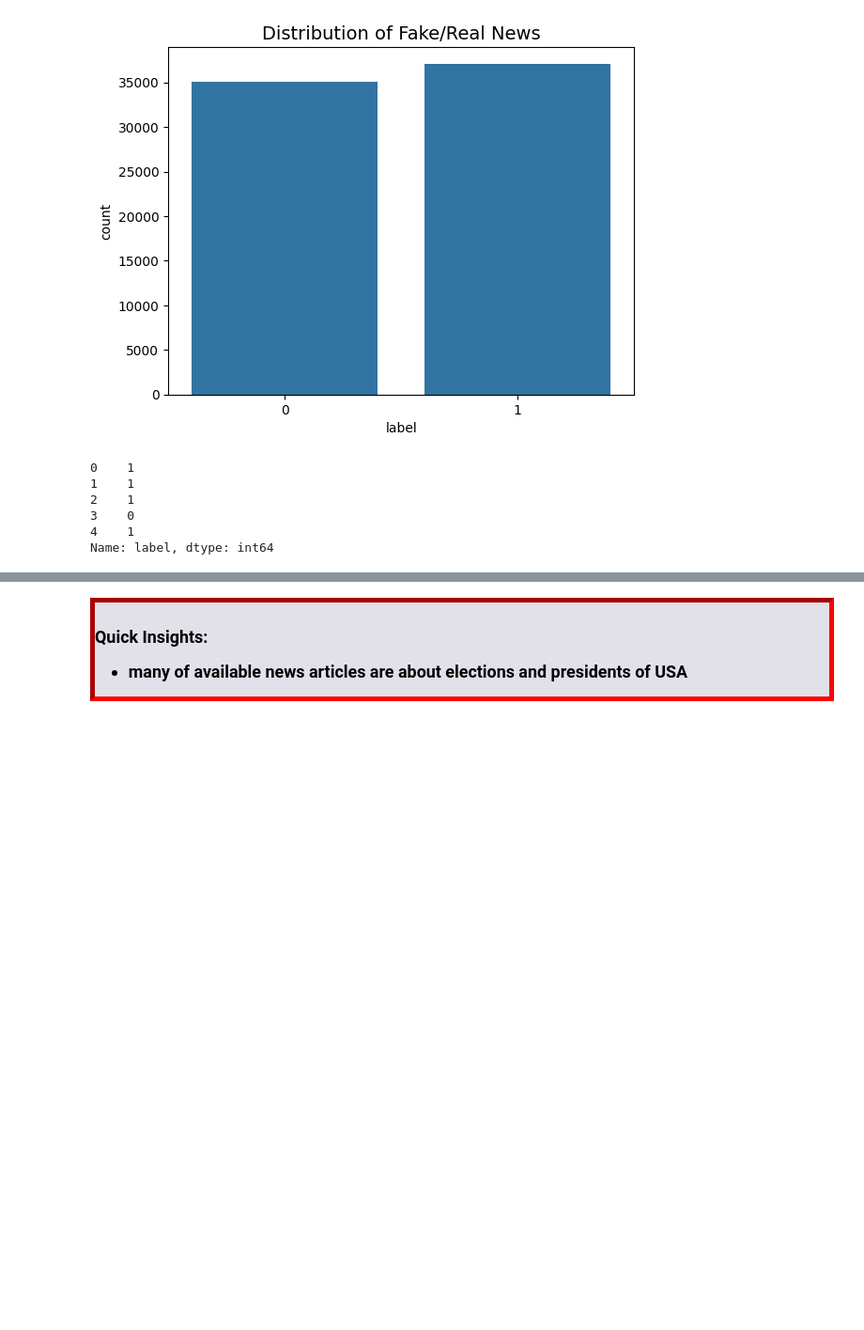
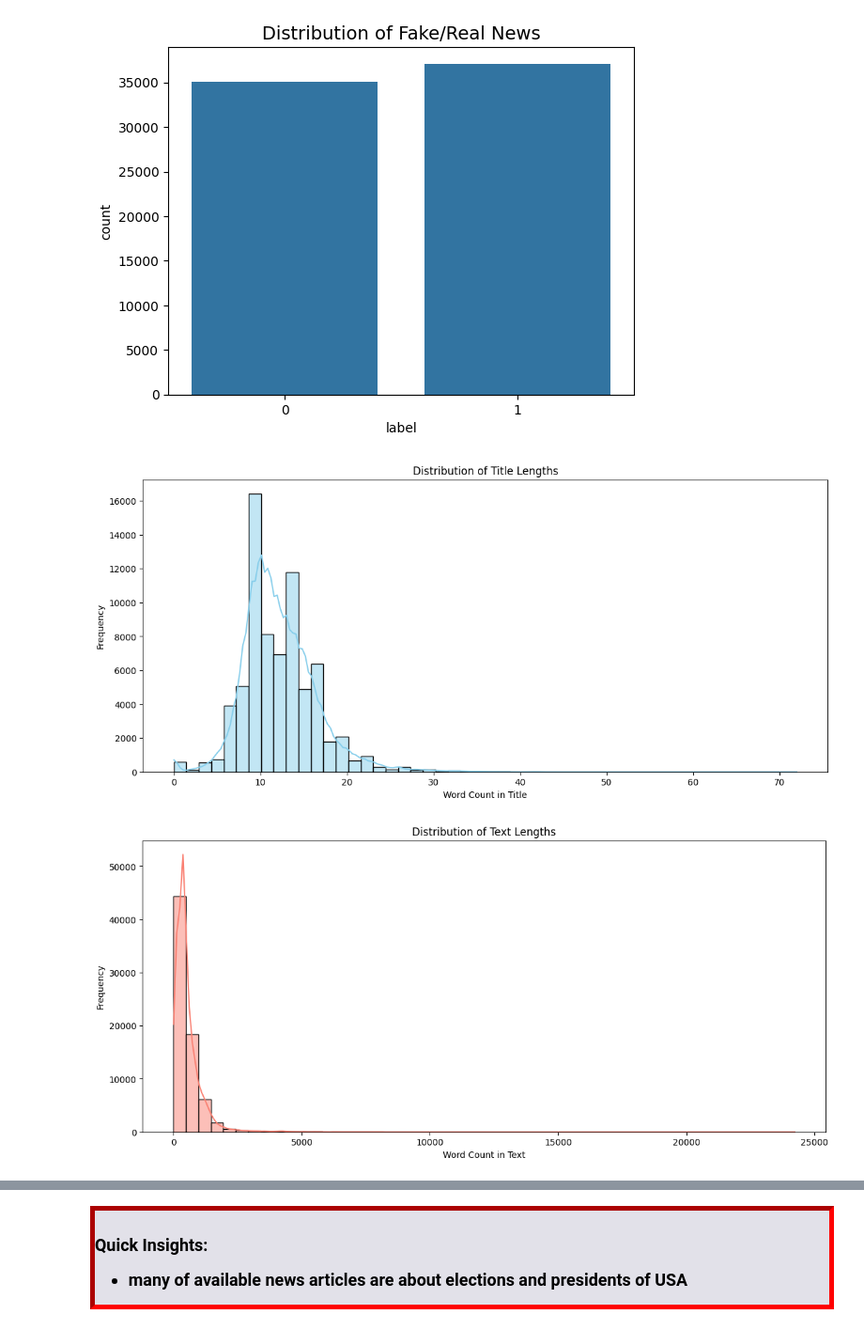
Before and after one commit to Chrismj30/FakeNewsDetection, a Jupyter notebook: fakenewsdetection.ipynb, the cells around one changed output, grey strips where cells are left out. Shown at 94% size. Cells and saved outputs as stored; diff of their text form; code cells hidden in the pictures; blank space fills up the shorter version.

```diff
--- a/fakenewsdetection.ipynb
+++ b/fakenewsdetection.ipynb
@@ -237,15 +237,33 @@ plt.title('Distribution of Fake/Real News',fontsize =14)
 # %% [output]
 Text(0.5, 1.0, 'Distribution of Fake/Real News')
 [figure]
-# %%
-
-y.head()
-# %% [output]
-0    1
-1    1
-2    1
-3    0
-4    1
-Name: label, dtype: int64
+# %%
+import matplotlib.pyplot as plt
+import seaborn as sns
+import pandas as pd
+
+# Assuming your DataFrame is named df
+# Add columns for word counts in `title` and `text`
+df['title_length'] = df['title'].apply(lambda x: len(str(x).split()) if pd.notnull(x) else 0)
+df['text_length'] = df['text'].apply(lambda x: len(str(x).split()) if pd.notnull(x) else 0)
+
+# Plot title length distribution
+plt.figure(figsize=(14, 6))
+sns.histplot(df['title_length'], bins=50, kde=True, color='skyblue')
+plt.title('Distribution of Title Lengths')
+plt.xlabel('Word Count in Title')
+plt.ylabel('Frequency')
+plt.show()
+
+# Plot text length distribution
+plt.figure(figsize=(14, 6))
+sns.histplot(df['text_length'], bins=50, kde=True, color='salmon')
+plt.title('Distribution of Text Lengths')
+plt.xlabel('Word Count in Text')
+plt.ylabel('Frequency')
+plt.show()
+# %% [output]
+[figure, added]
+[figure, added]
 # %%
 X_train, X_test, y_train, y_test = train_test_split(df['text'], y, test_size=0.33, random_state=53)
```
Also changed, not shown: parts of 35 cells of this notebook.
